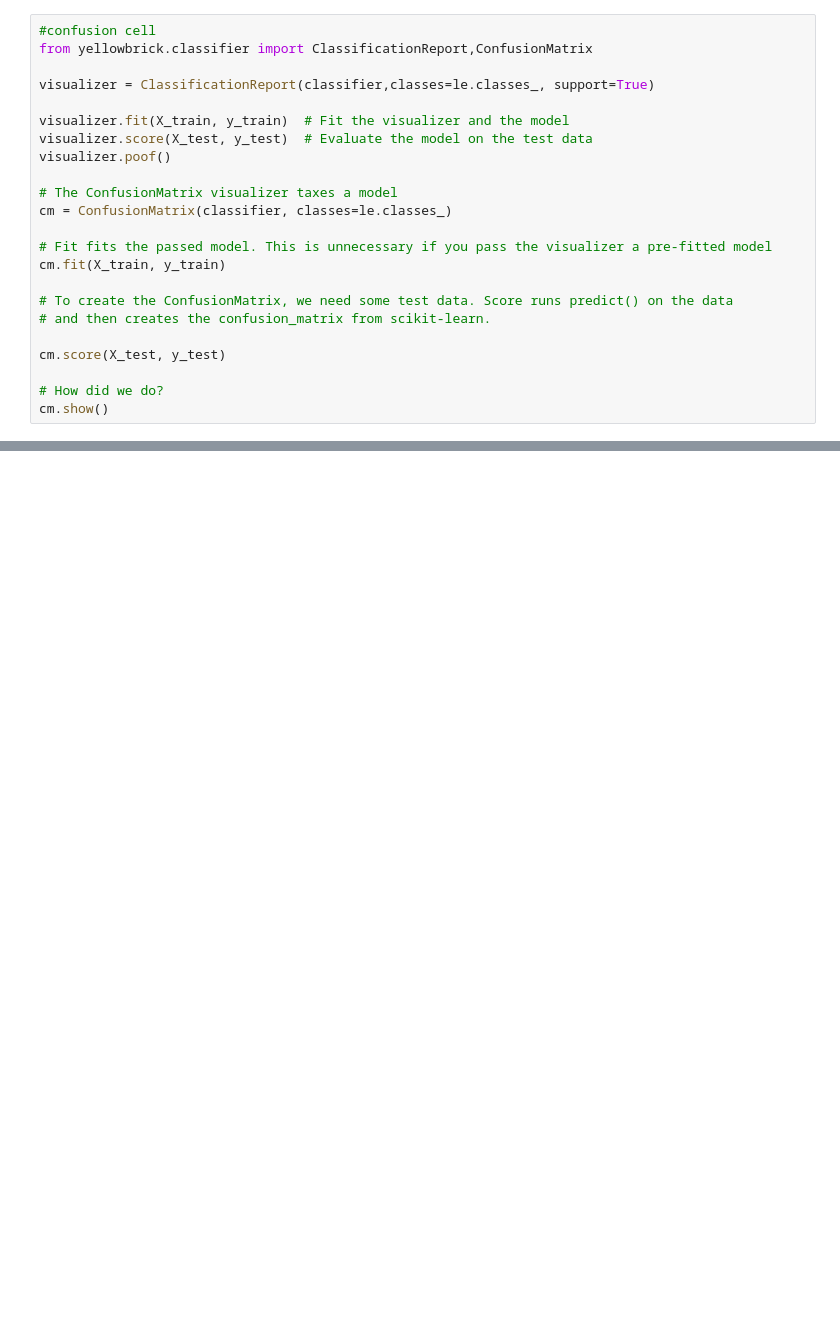
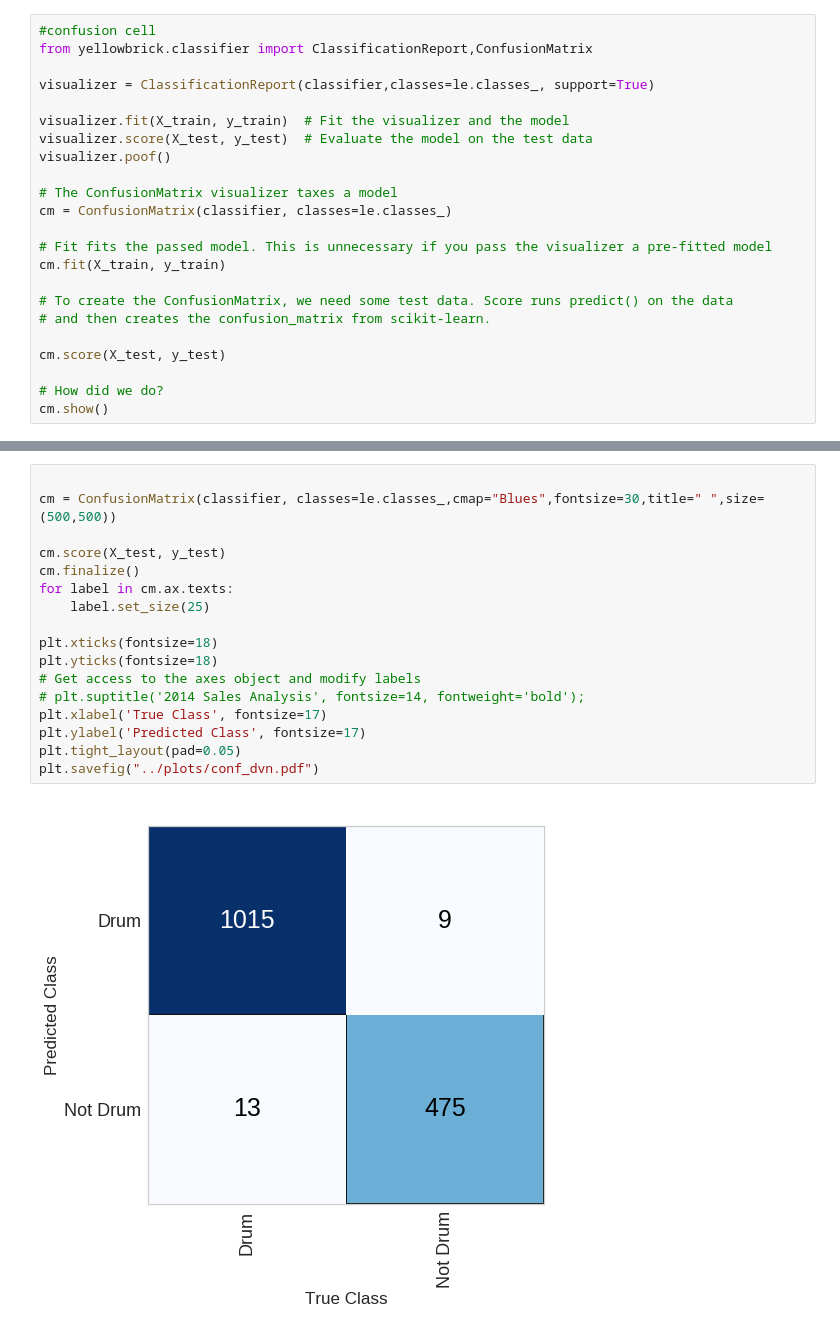
Before and after one commit to imilas/Synths_Stacks_Search, a Jupyter notebook: feature_extraction/openset_SVM.ipynb, the cells around one changed output, grey strips where cells are left out. Saved outputs shown, nothing was run; the diff lists cells and outputs as text; blank space fills up the shorter version.

```diff
--- a/feature_extraction/openset_SVM.ipynb
+++ b/feature_extraction/openset_SVM.ipynb
@@ -378,0 +335,19 @@ weighted avg       0.90      0.90      0.90      1209
+# %%
+
+cm = ConfusionMatrix(classifier, classes=le.classes_,cmap="Blues",fontsize=30,title=" ",size=(500,500))
+
+cm.score(X_test, y_test)
+cm.finalize()
+for label in cm.ax.texts:
+    label.set_size(25)
+
+plt.xticks(fontsize=18)
+plt.yticks(fontsize=18)
+# Get access to the axes object and modify labels
+# plt.suptitle('2014 Sales Analysis', fontsize=14, fontweight='bold');
+plt.xlabel('True Class', fontsize=17)
+plt.ylabel('Predicted Class', fontsize=17)
+plt.tight_layout(pad=0.05)
+plt.savefig("../plots/conf_dvn.pdf")
+# %% [output]
+[figure, added]
```
Also changed, not shown: parts of 8 cells of this notebook.
